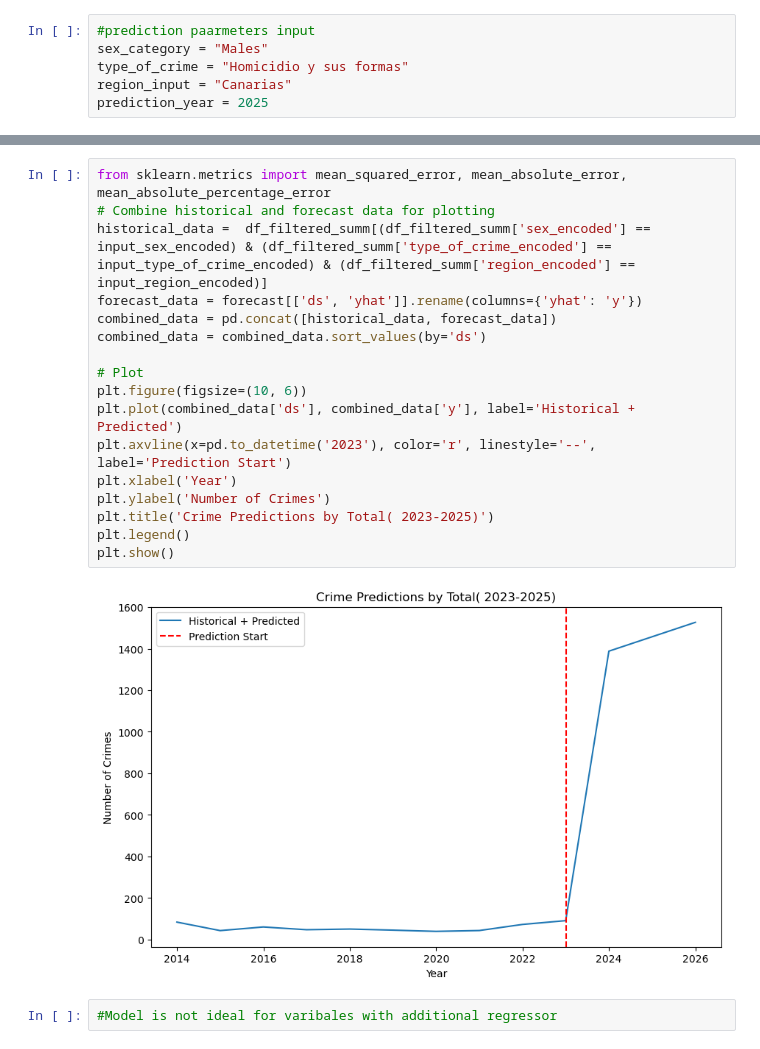
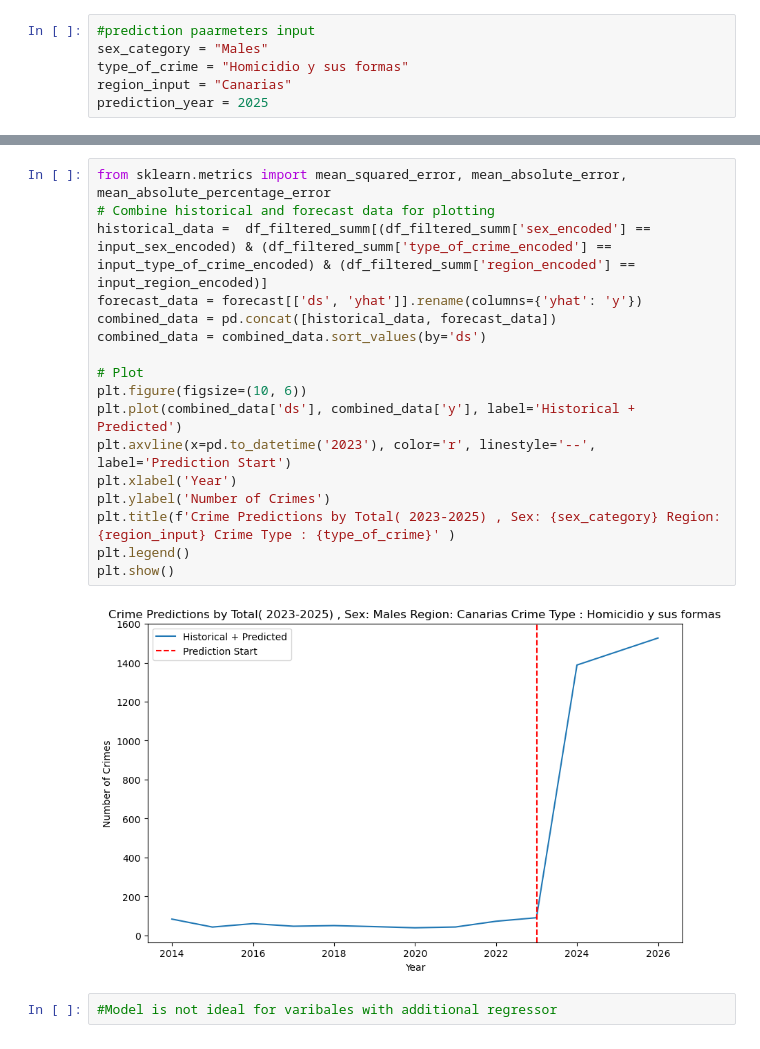
Before and after one commit to maheshsudar/alberto, a Jupyter notebook: police sex region stats v1.ipynb, the cells around one changed output, grey strips where cells are left out. Drawn from its saved outputs; the diff is of its cells as text.

```diff
--- a/police sex region stats v1.ipynb
+++ b/police sex region stats v1.ipynb
@@ -437,22 +437,22 @@ df_p.head()
 # %%
 from sklearn.metrics import mean_squared_error, mean_absolute_error, mean_absolute_percentage_error
 # Combine historical and forecast data for plotting
 historical_data =  df_filtered_summ[(df_filtered_summ['sex_encoded'] == input_sex_encoded) & (df_filtered_summ['type_of_crime_encoded'] == input_type_of_crime_encoded) & (df_filtered_summ['region_encoded'] == input_region_encoded)]
 forecast_data = forecast[['ds', 'yhat']].rename(columns={'yhat': 'y'})
 combined_data = pd.concat([historical_data, forecast_data])
 combined_data = combined_data.sort_values(by='ds')
 
 # Plot
 plt.figure(figsize=(10, 6))
 plt.plot(combined_data['ds'], combined_data['y'], label='Historical + Predicted')
 plt.axvline(x=pd.to_datetime('2023'), color='r', linestyle='--', label='Prediction Start')
 plt.xlabel('Year')
 plt.ylabel('Number of Crimes')
-plt.title('Crime Predictions by Total( 2023-2025)')
+plt.title(f'Crime Predictions by Total( 2023-2025) , Sex: {sex_category} Region: {region_input} Crime Type : {type_of_crime}' )
 plt.legend()
 plt.show()
 # %% [output]
-[figure, old version]
+[figure, new version]
 # %%
 #Model is not ideal for varibales with additional regressor
 # %%
```
Also changed, not shown: parts of 25 cells of this notebook, 1 other file.
